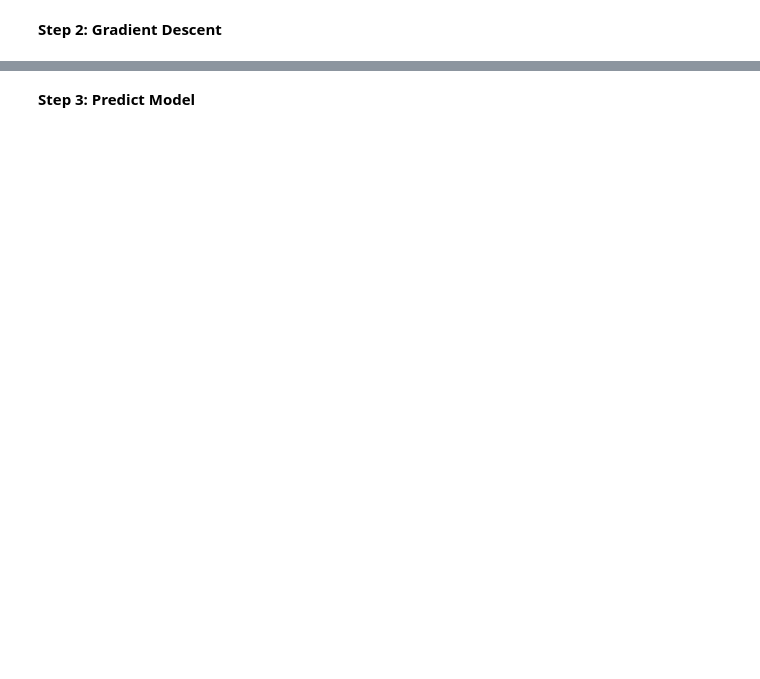
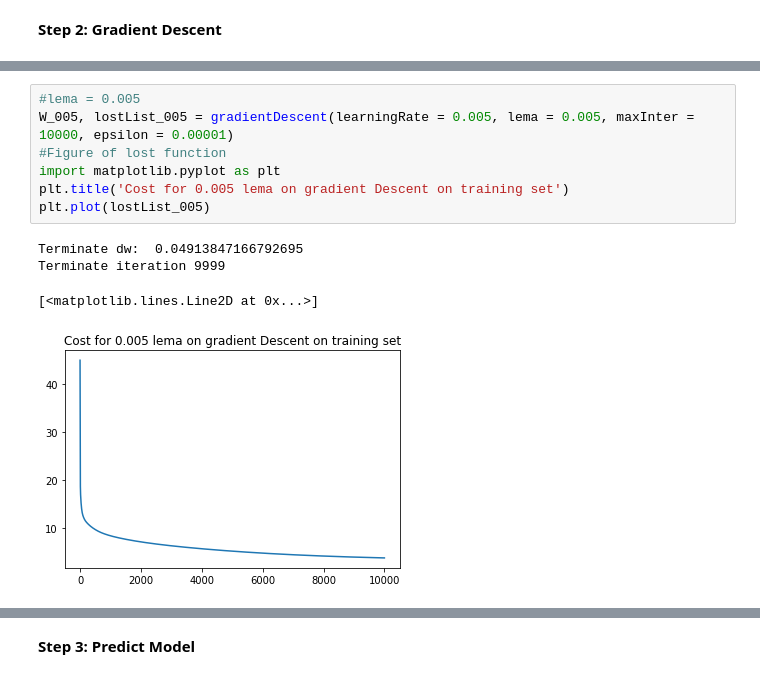
Before and after one commit to YangZiyi121/LR_A2, a Jupyter notebook: LogisticRegression.ipynb, the cells around one changed output, grey strips where cells are left out. Cells and saved outputs as stored; diff of their text form; blank space fills up the shorter version.

```diff
--- a/LogisticRegression.ipynb
+++ b/LogisticRegression.ipynb
@@ -58,0 +74,12 @@ Terminate Norm 9.997917856485694e-06
+# %%
+#lema = 0.005
+W_005, lostList_005 = gradientDescent(learningRate = 0.005, lema = 0.005, maxInter = 10000, epsilon = 0.00001)
+#Figure of lost function
+import matplotlib.pyplot as plt
+plt.title('Cost for 0.005 lema on gradient Descent on training set')
+plt.plot(lostList_005)
+# %% [output]
+Terminate dw:  0.04913847166792695
+Terminate iteration 9999
+[<matplotlib.lines.Line2D at 0x...>]
+[figure, added]
```
Also changed, not shown: parts of 16 cells of this notebook, 1 other file.
